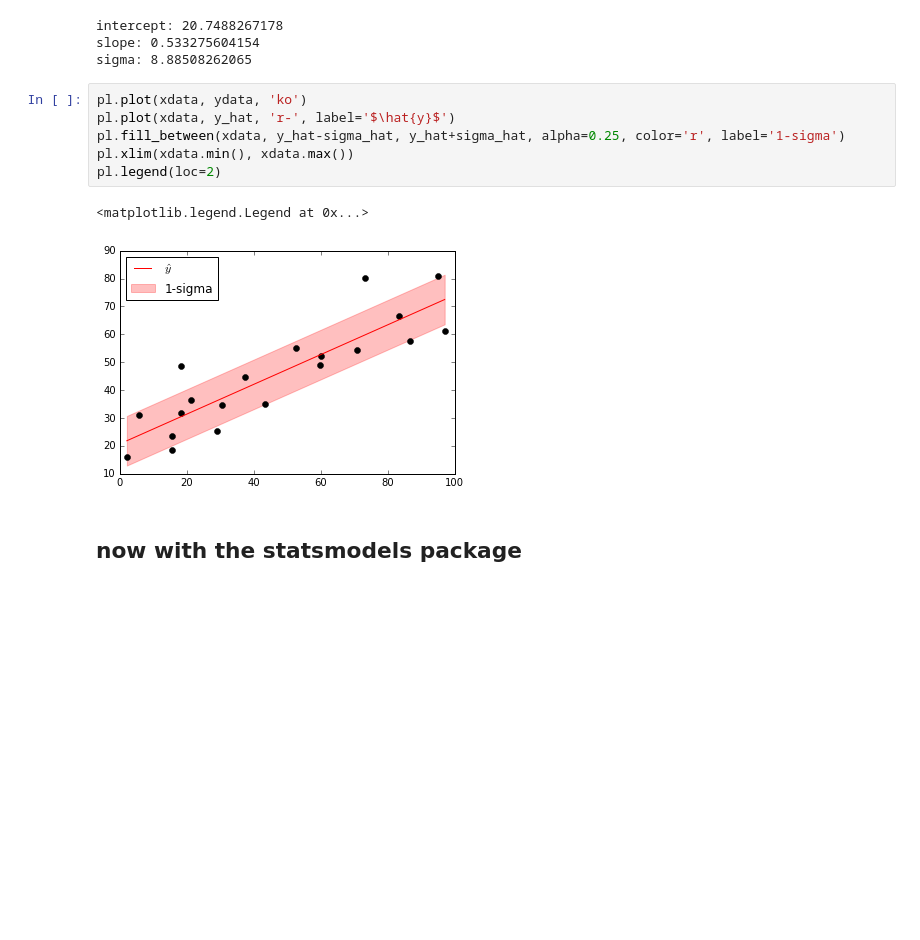
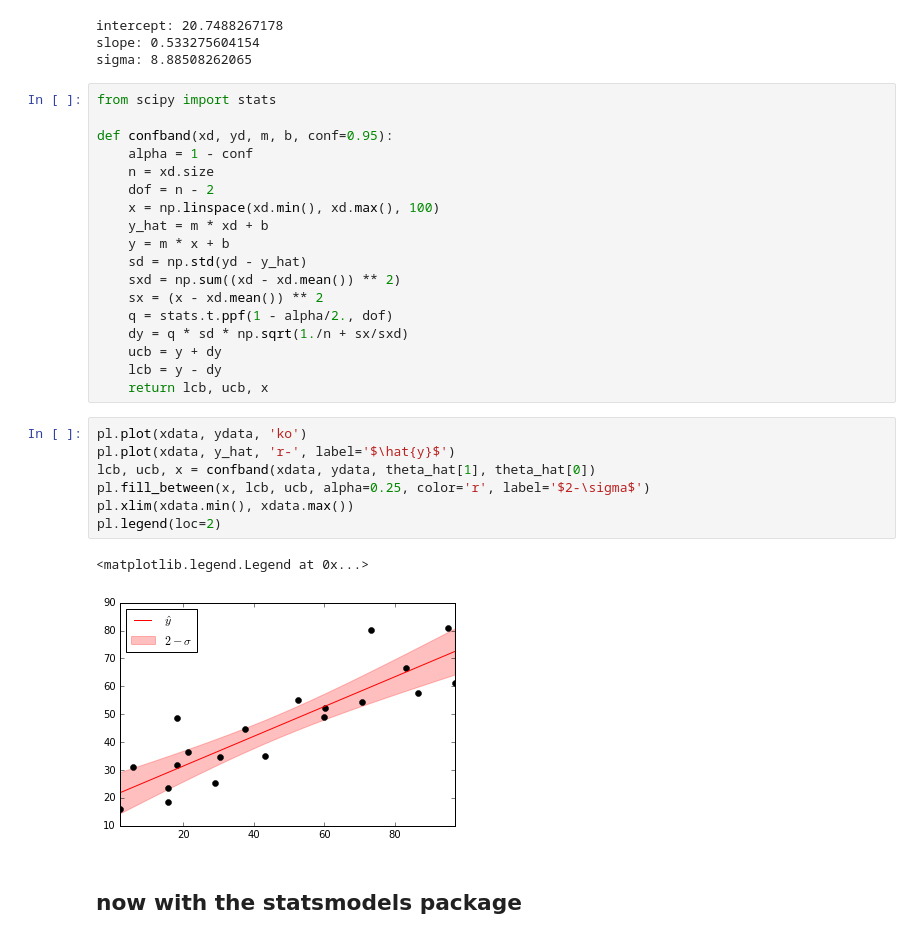
Before and after one commit to john-livingston/python-seminar, a Jupyter notebook: notebooks/python-seminar-1.ipynb, the cells around one changed output. Saved outputs shown, nothing was run; the diff lists cells and outputs as text; blank space fills up the shorter version.

```diff
--- a/notebooks/python-seminar-1.ipynb
+++ b/notebooks/python-seminar-1.ipynb
@@ -35,15 +35,34 @@ print "intercept: {}\nslope: {}\nsigma: {}".format(theta_hat[0], theta_hat[1], s
 intercept: 20.7488267178
 slope: 0.533275604154
 sigma: 8.88508262065
+# %%
+from scipy import stats
+
+def confband(xd, yd, m, b, conf=0.95):
+    alpha = 1 - conf
+    n = xd.size
+    dof = n - 2
+    x = np.linspace(xd.min(), xd.max(), 100)
+    y_hat = m * xd + b
+    y = m * x + b
+    sd = np.std(yd - y_hat)
+    sxd = np.sum((xd - xd.mean()) ** 2)
+    sx = (x - xd.mean()) ** 2
+    q = stats.t.ppf(1 - alpha/2., dof)
+    dy = q * sd * np.sqrt(1./n + sx/sxd)
+    ucb = y + dy
+    lcb = y - dy
+    return lcb, ucb, x
 # %%
 pl.plot(xdata, ydata, 'ko')
 pl.plot(xdata, y_hat, 'r-', label='$\hat{y}$')
-pl.fill_between(xdata, y_hat-sigma_hat, y_hat+sigma_hat, alpha=0.25, color='r', label='1-sigma')
+lcb, ucb, x = confband(xdata, ydata, theta_hat[1], theta_hat[0])
+pl.fill_between(x, lcb, ucb, alpha=0.25, color='r', label='$2-\sigma$')
 pl.xlim(xdata.min(), xdata.max())
 pl.legend(loc=2)
 # %% [output]
 <matplotlib.legend.Legend at 0x...>
-[figure, old version]
+[figure, new version]
 # %% [markdown]
 now with the statsmodels package
 ---
```
Also changed, not shown: parts of 2 cells of this notebook.
